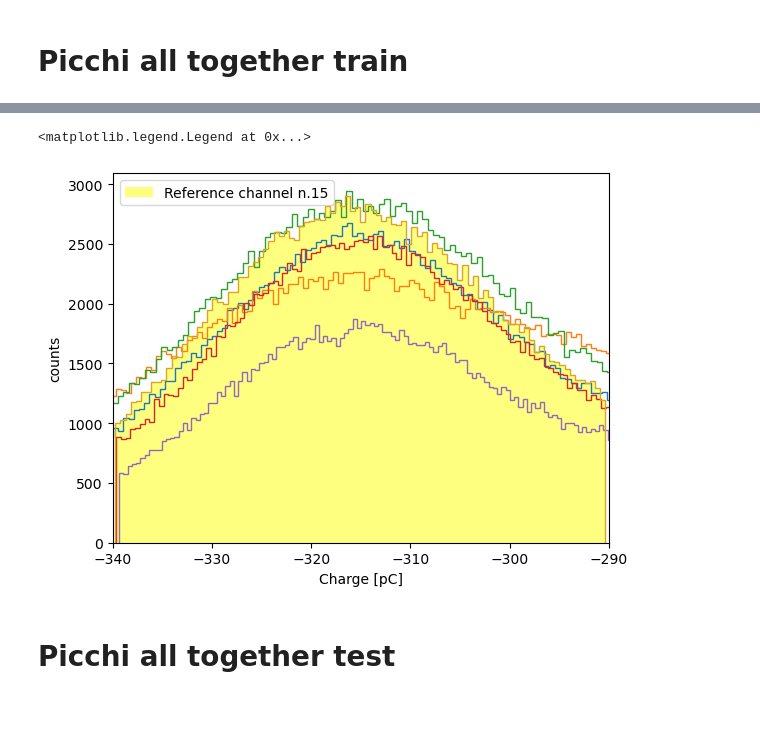
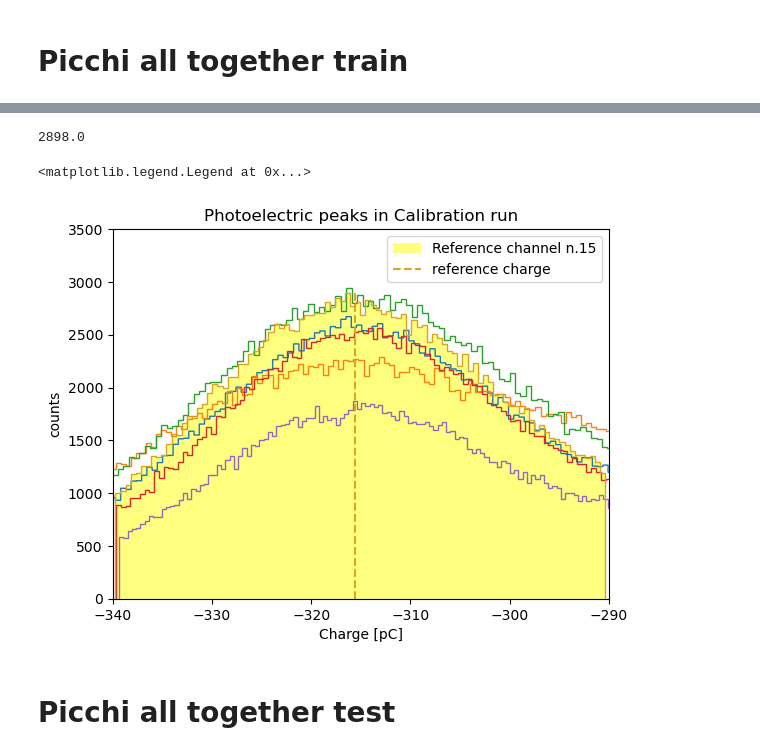
Before and after one commit to 0-DvD-0/Sfera, a Jupyter notebook: Jupyter/intercalibrrazione.ipynb, the cells around one changed output, grey strips where cells are left out. Saved outputs shown, nothing was run; the diff lists cells and outputs as text; code cells hidden in the pictures; blank space fills up the shorter version.

```diff
--- a/Jupyter/intercalibrrazione.ipynb
+++ b/Jupyter/intercalibrrazione.ipynb
@@ -155,7 +174,7 @@ PATH_MARTI="../Dati/Run_chall_ChargeHistos_4_12_2024_10M.dat"
 #PATH_SAM="../Dati/12_APR/Run_chall_ChargeHistos_4_12_2024_10M.dat"
 edge_N_all, bin_N_all = load_histo(PATH_MARTI)
 
-channel = 15
+channel = 0
 
 if(channel == 12 or channel == 13 or channel == 1):
     exit()
@@ -179,7 +198,7 @@ edge_N = np.array(tmp)
 centers_N = np.convolve(edge_N, [0.5, 0.5], "valid")
 err_N = np.sqrt(bin_N)
 # %%
-lim_list = [[-335, -280],  #ch0
+lim_list = [[-500, -200],  #ch0
                 [-1, -1],  #ch1
                 [-360, -300],  #ch2
                 [-350, -280],  #ch3
@@ -211,30 +230,35 @@ Text(0, 0.5, 'counts')
 # %%
 for ch in nice_channels:
 
     lim_N=lim_list[ch]
     edge_N = edge_N_all[channel_idx[ch]]
     bin_N = bin_N_all[channel_idx[ch]]
     centers_N = np.convolve(edge_N, [0.5, 0.5], "valid")
     edge_N=edge_N[np.where((centers_N > lim_N[0]) & (centers_N < lim_N[1]))]
     bin_N = bin_N[np.where((centers_N > lim_N[0]) & (centers_N < lim_N[1]))]
     centers_N = centers_N[np.where((centers_N > lim_N[0]) & (centers_N < lim_N[1]))]
 
     #sfrutto la ricalibrazione per spostare i picchi
 
     if(ch!=channel_ref):
         #plt.bar(centers_N/coeff_c
         plt.hist(edge_N/coeff_cal[ch], bins=len(bin_N), weights=bin_N, linewidth=1, histtype='step',fill=False)
     else:
         plt.hist(edge_N/coeff_cal[ch], bins=len(bin_N), weights=bin_N, linewidth=1, color='yellow', alpha=0.5, label ='Reference channel n.{}'.format(channel_ref))
-        plt.hist(edge_N/coeff_cal[ch], bins=len(bin_N), weights=bin_N, linewidth=1, histtype='step',fill=False, edgecolor='goldenrod')
+        counts,b,p=plt.hist(edge_N/coeff_cal[ch], bins=len(bin_N), weights=bin_N, linewidth=1, histtype='step',fill=False, edgecolor='goldenrod')
+        plt.vlines(x=peak_centers[channel_ref], ymin=0, ymax=np.max(counts), linestyle='--', linewidth=1.5, color='goldenrod', label='reference charge')
+        print(np.max(counts))
 
 plt.xlim(-340, -290)
+plt.ylim(0, 3500)
 plt.xlabel("Charge [pC]")
 plt.ylabel("counts")
+plt.title('Photoelectric peaks in Calibration run')
 plt.legend()
 # %% [output]
-<matplotlib.legend.Legend at 0x...>
+2898.0
+<matplotlib.legend.Legend at 0x...>
-[figure, old version]
+[figure, new version]
 # %% [markdown]
 # Picchi all together test
 # %%
```
Also changed, not shown: parts of 5 cells of this notebook.
